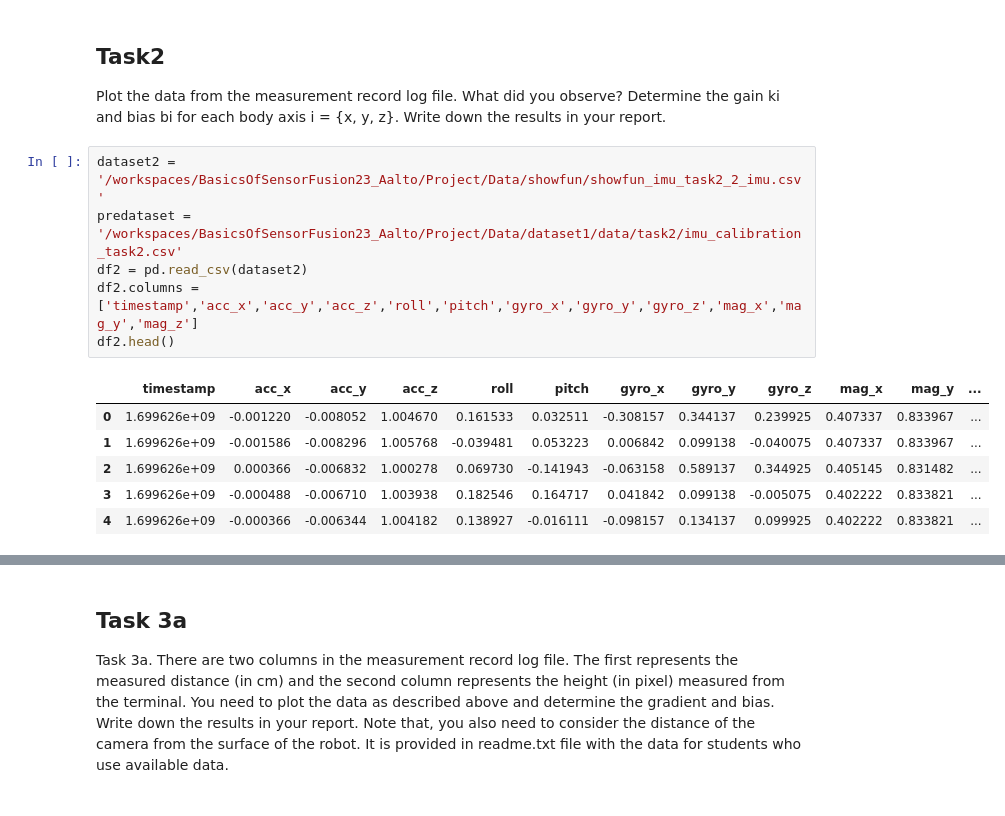
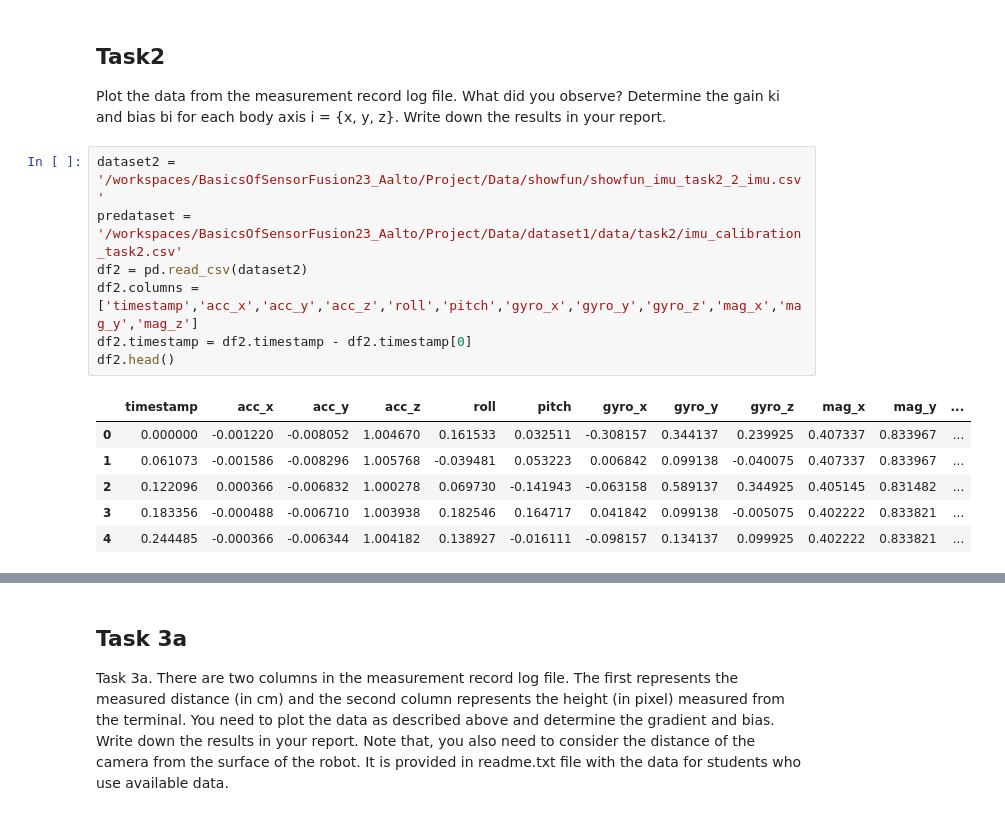
Before and after one commit to Nandu-Jagdish/BasicsOfSensorFusion23_Aalto, a Jupyter notebook: Project/part1.ipynb, the cells around one changed output, grey strips where cells are left out. Drawn from its saved outputs; the diff is of its cells as text.

```diff
--- a/Project/part1.ipynb
+++ b/Project/part1.ipynb
@@ -127,15 +154,16 @@ Plot the data from the measurement record log file. What did you observe? Determ
 # %%
 dataset2 = '/workspaces/BasicsOfSensorFusion23_Aalto/Project/Data/showfun/showfun_imu_task2_2_imu.csv'
 predataset = '/workspaces/BasicsOfSensorFusion23_Aalto/Project/Data/dataset1/data/task2/imu_calibration_task2.csv'
 df2 = pd.read_csv(dataset2)
 df2.columns = ['timestamp','acc_x','acc_y','acc_z','roll','pitch','gyro_x','gyro_y','gyro_z','mag_x','mag_y','mag_z']
+df2.timestamp = df2.timestamp - df2.timestamp[0]
 df2.head()
 # %% [output]
 |  | timestamp | acc_x | acc_y | acc_z | roll | pitch | gyro_x | gyro_y | gyro_z | mag_x | mag_y | ... |
-| 0 | 1.699626e+09 | -0.001220 | -0.008052 | 1.004670 | 0.161533 | 0.032511 | -0.308157 | 0.344137 | 0.239925 | 0.407337 | 0.833967 | ... |
-| 1 | 1.699626e+09 | -0.001586 | -0.008296 | 1.005768 | -0.039481 | 0.053223 | 0.006842 | 0.099138 | -0.040075 | 0.407337 | 0.833967 | ... |
-| 2 | 1.699626e+09 | 0.000366 | -0.006832 | 1.000278 | 0.069730 | -0.141943 | -0.063158 | 0.589137 | 0.344925 | 0.405145 | 0.831482 | ... |
-| 3 | 1.699626e+09 | -0.000488 | -0.006710 | 1.003938 | 0.182546 | 0.164717 | 0.041842 | 0.099138 | -0.005075 | 0.402222 | 0.833821 | ... |
-| 4 | 1.699626e+09 | -0.000366 | -0.006344 | 1.004182 | 0.138927 | -0.016111 | -0.098157 | 0.134137 | 0.099925 | 0.402222 | 0.833821 | ... |
+| 0 | 0.000000 | -0.001220 | -0.008052 | 1.004670 | 0.161533 | 0.032511 | -0.308157 | 0.344137 | 0.239925 | 0.407337 | 0.833967 | ... |
+| 1 | 0.061073 | -0.001586 | -0.008296 | 1.005768 | -0.039481 | 0.053223 | 0.006842 | 0.099138 | -0.040075 | 0.407337 | 0.833967 | ... |
+| 2 | 0.122096 | 0.000366 | -0.006832 | 1.000278 | 0.069730 | -0.141943 | -0.063158 | 0.589137 | 0.344925 | 0.405145 | 0.831482 | ... |
+| 3 | 0.183356 | -0.000488 | -0.006710 | 1.003938 | 0.182546 | 0.164717 | 0.041842 | 0.099138 | -0.005075 | 0.402222 | 0.833821 | ... |
+| 4 | 0.244485 | -0.000366 | -0.006344 | 1.004182 | 0.138927 | -0.016111 | -0.098157 | 0.134137 | 0.099925 | 0.402222 | 0.833821 | ... |
 # %%
 #plot the data
```
Also changed, not shown: parts of 21 cells of this notebook.
